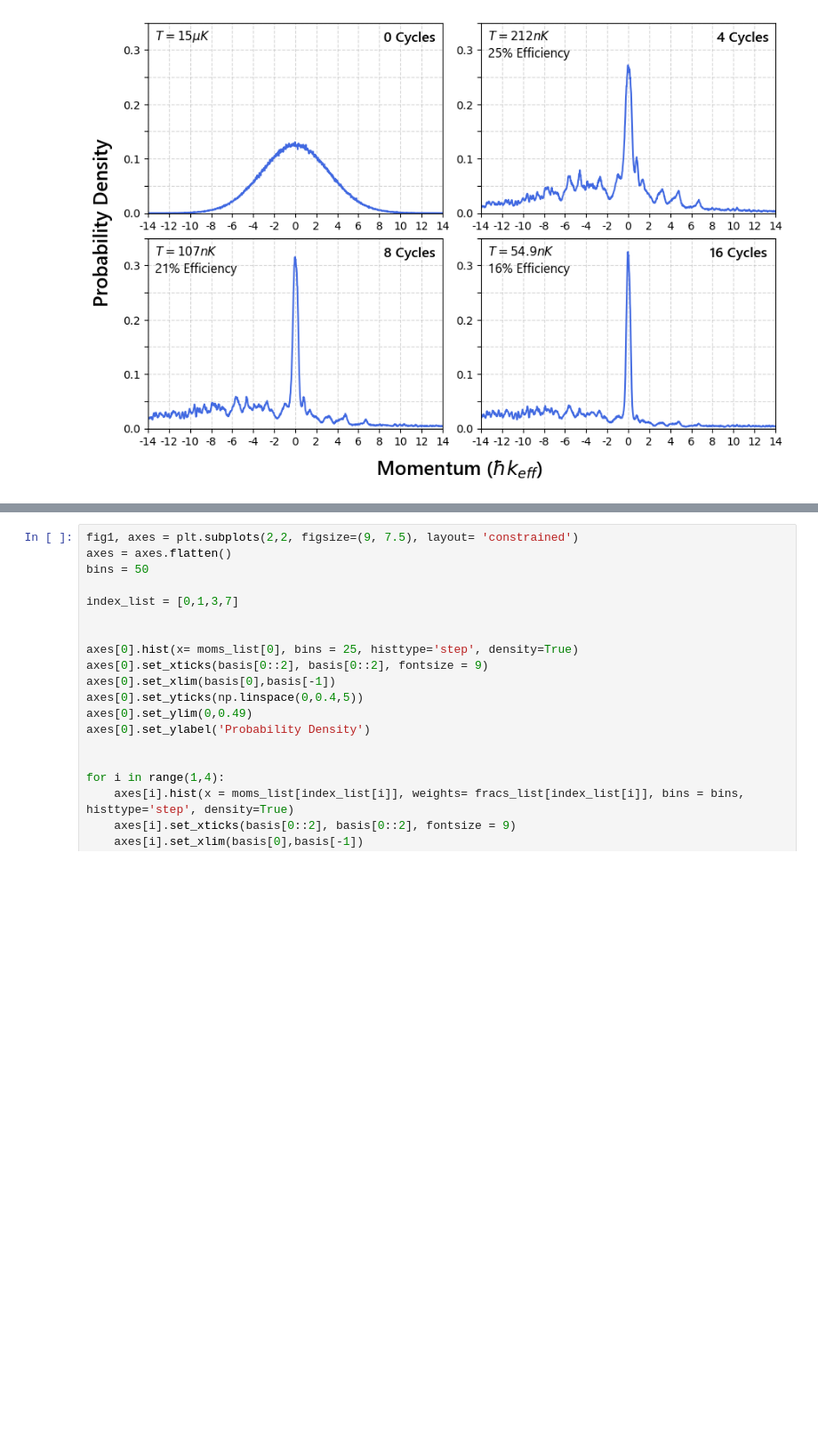
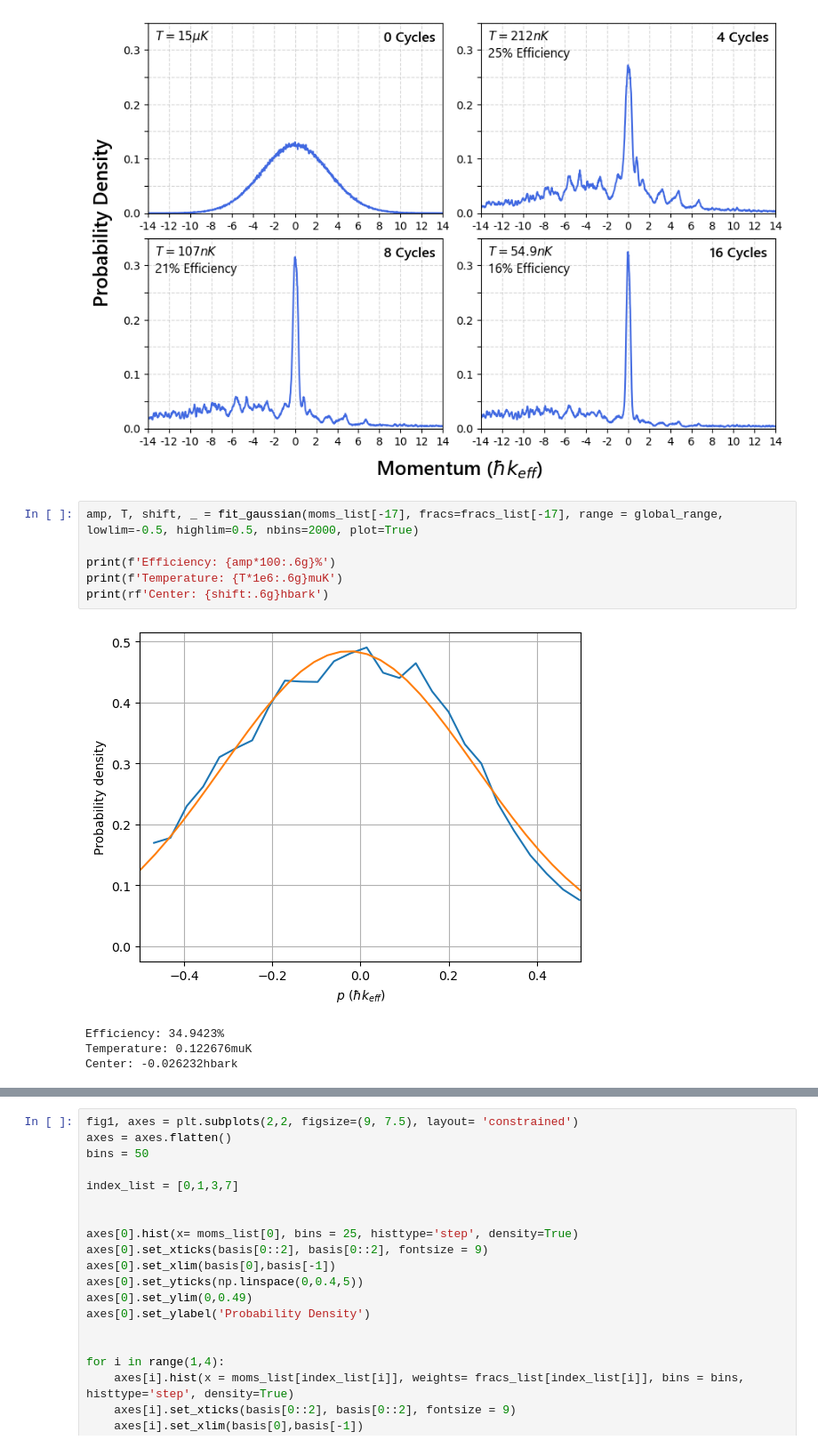
Before and after one commit to tr2g20/simulations, a Jupyter notebook: alg_cooling_2.ipynb, the cells around one changed output, grey strips where cells are left out. Shown at 89% size. Drawn from its saved outputs; the diff is of its cells as text; blank space fills up the shorter version.

```diff
--- a/alg_cooling_2.ipynb
+++ b/alg_cooling_2.ipynb
@@ -148,4 +214,15 @@ supx = fig.supxlabel(r'Momentum ($\hbar k_{eff}$)', fontname= 'Segoe UI', fontsi
 fig.savefig('plots/posters/histograms/adjustedRR3_1milatoms_500kHz_15muK_16cycles.svg', format='svg', bbox_inches='tight', bbox_extra_artists=(supx, supy))
 # %% [output]
 [figure]
+# %%
+amp, T, shift, _ = fit_gaussian(moms_list[-17], fracs=fracs_list[-17], range = global_range, lowlim=-0.5, highlim=0.5, nbins=2000, plot=True)
+
+print(f'Efficiency: {amp*100:.6g}%')
+print(f'Temperature: {T*1e6:.6g}muK')
+print(rf'Center: {shift:.6g}hbark')
+# %% [output]
+[figure, added]
+Efficiency: 34.9423%
+Temperature: 0.122676muK
+Center: -0.026232hbark
 # %%
```
Also changed, not shown: parts of 7 cells of this notebook, 1 other file.
